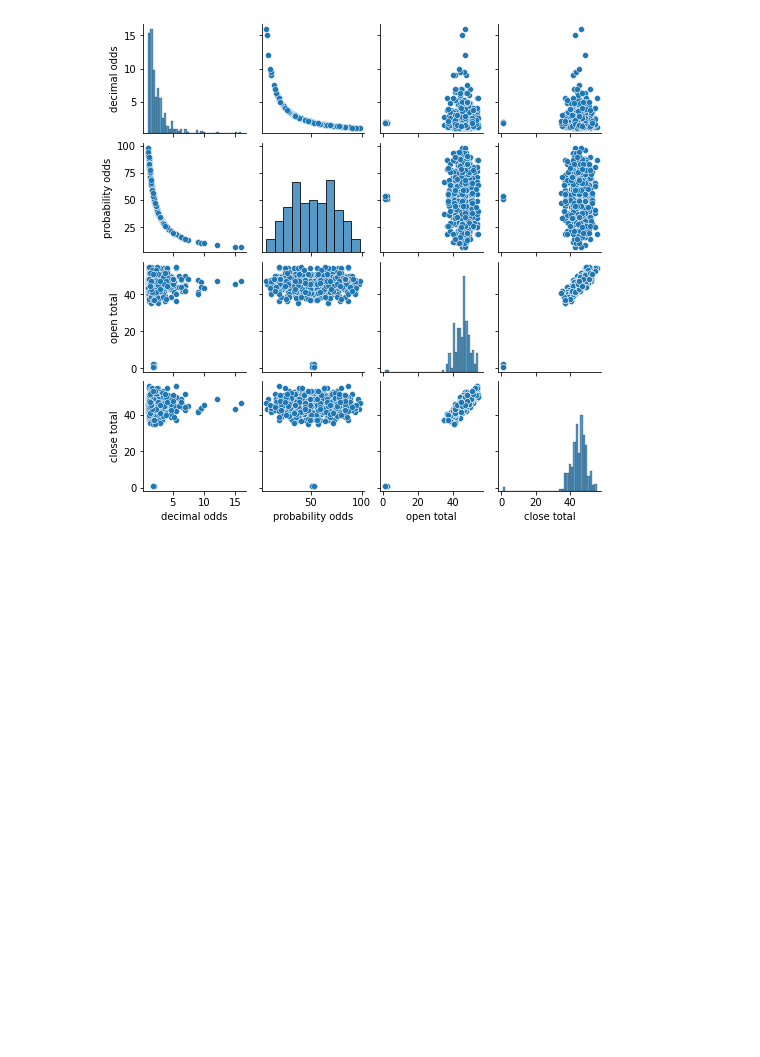
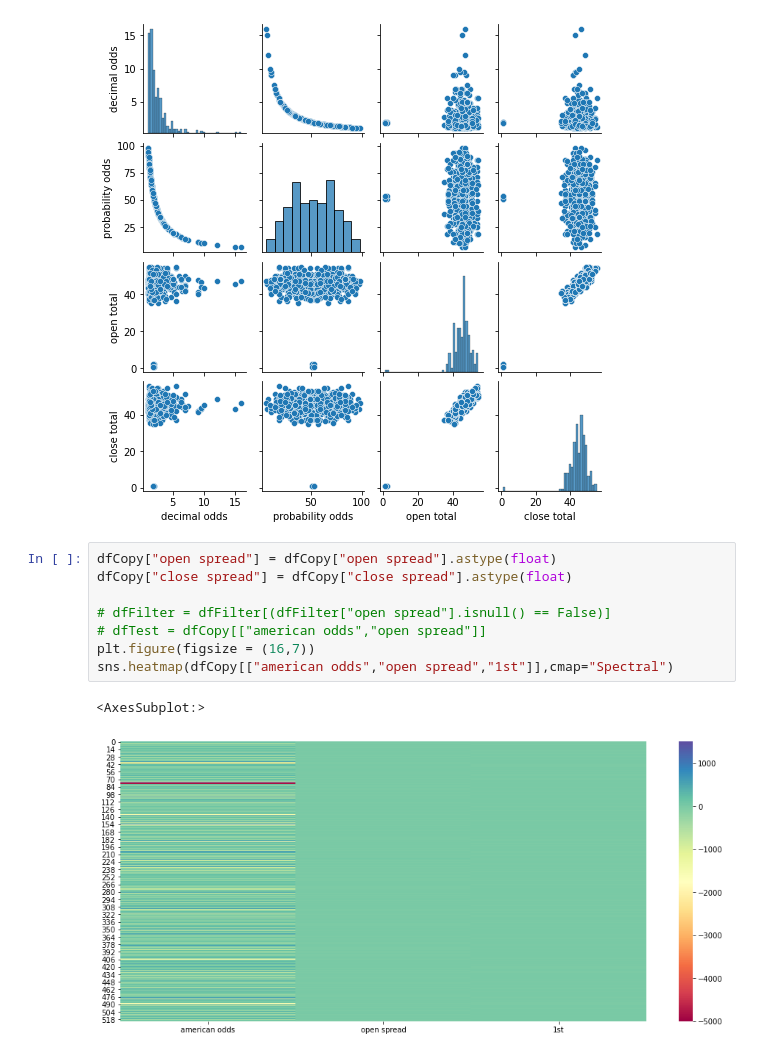
Before and after one commit to tamle7422/data_analysis, a Jupyter notebook: nfl.ipynb, the cells around one changed output. Saved outputs shown, nothing was run; the diff lists cells and outputs as text; blank space fills up the shorter version.

```diff
--- a/nfl.ipynb
+++ b/nfl.ipynb
@@ -1062,3 +1097,14 @@ sns.pairplot(dfCopy[["decimal odds","probability odds","open total","close total
 # %% [output]
 <seaborn.axisgrid.PairGrid at 0x...>
 [figure]
+# %%
+dfCopy["open spread"] = dfCopy["open spread"].astype(float)
+dfCopy["close spread"] = dfCopy["close spread"].astype(float)
+
+# dfFilter = dfFilter[(dfFilter["open spread"].isnull() == False)]
+# dfTest = dfCopy[["american odds","open spread"]]
+plt.figure(figsize = (16,7))
+sns.heatmap(dfCopy[["american odds","open spread","1st"]],cmap="Spectral")
+# %% [output]
+<AxesSubplot:>
+[figure, added]
```
Also changed, not shown: parts of 13 cells of this notebook.
